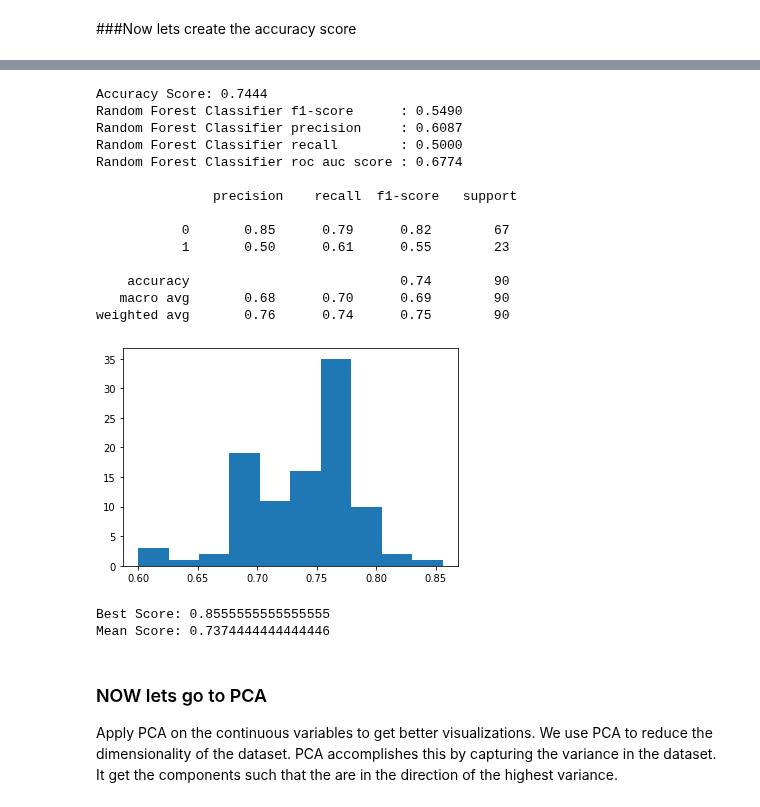
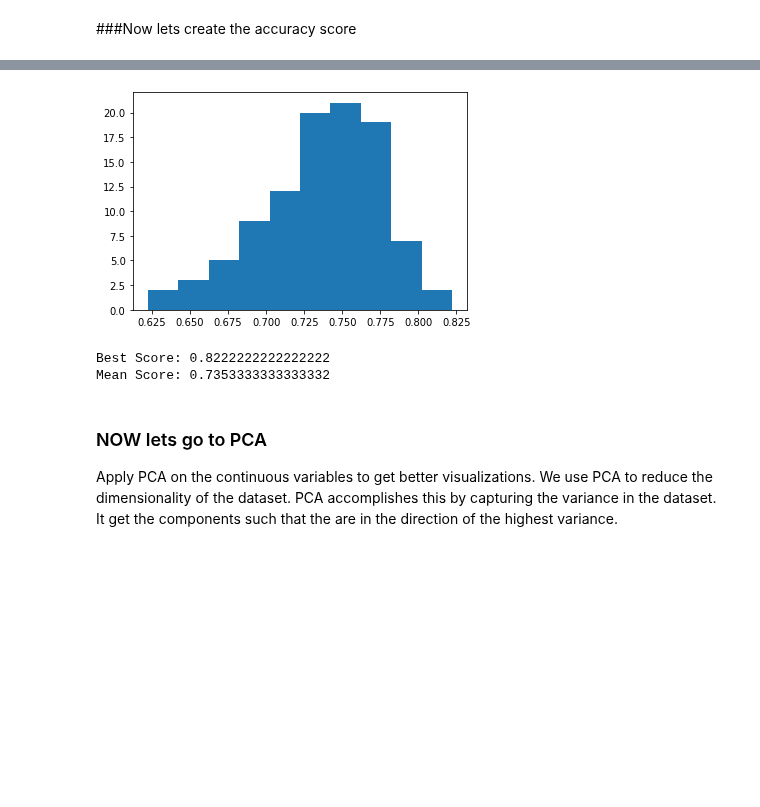
Before and after one commit to spros1/HeartFailureAnalysis, a Jupyter notebook: ExcerA_Heart_Failure.ipynb, the cells around one changed output, grey strips where cells are left out. Cells and saved outputs as stored; diff of their text form; code cells hidden in the pictures; blank space fills up the shorter version.

```diff
--- a/ExcerA_Heart_Failure.ipynb
+++ b/ExcerA_Heart_Failure.ipynb
@@ -260,17 +264,26 @@ plt.show()
 # %%
-# Now find accuracy
-inp_data = df_without_time.drop(columns='Death_Event')
-out_data = df_without_time[['Death_Event']]
+def result(clf, inp1 ,out1 ):
 
-# split to 70 - 30 % as the paper
-X_train, X_test, y_train, y_test = train_test_split(inp_data, out_data, test_size=0.3, random_state=0)
+## split to 70 - 30 % as the paper
+    X_train, X_test, y_train, y_test = train_test_split(inp1, out1, test_size=0.3, random_state=0)
 
 ## Applying Transformer
-sc=StandardScaler()
-X_train = sc.fit_transform(X_train)
-X_test = sc.fit_transform(X_test)
+    sc      = StandardScaler()
+    X_train = sc.fit_transform(X_train)
+    X_test  = sc.fit_transform(X_test)
 
-print("X_train Shape : ", X_train.shape)
-print("X_test Shape  : ", X_test.shape)
-print("y_train Shape : ", y_train.shape)
-print("y_test Shape  : ", y_test.shape)
+    print("-> Number of split train and test : \n")
+    print("  X_train Shape : ", X_train.shape)
+    print("  X_test Shape  : ", X_test.shape)
+    print("  y_train Shape : ", y_train.shape)
+    print("  y_test Shape  : ", y_test.shape , "\n")
+
+## Fit and predict values
+    clf.fit(X_train, y_train)
+    y_pred = clf.predict(X_test)
+
+## Print Scores
+    print('->Final print scores :\n')
+    print('  Accuracy Score: {:.4f}'.format(accuracy_score(y_test, y_pred)))
+    print("  Random Forest Classifier roc auc score : {:.4f}".format(roc_auc_score(y_test,y_pred)))
+    print("\n",classification_report(y_pred, y_test))
@@ -293,5 +315,6 @@ def result(clf):
 # %%
-def sample_result( n_estimators = 100, max_features ='auto', max_depth = None, min_samples_split=11 ):
+## Create funtion to find best and mean accuracy over 100 loops
+def best_mean_result( n_estimators = 100, max_features ='auto', max_depth = None, min_samples_split=11 ):
 
     scores = []
     for i in range(0,100): # 100 samples
@@ -301,6 +324,7 @@ def sample_result( n_estimators = 100, max_features ='auto', max_depth = None, m
                                      max_features      = max_features,
                                      max_depth         = max_depth,
                                      min_samples_split = min_samples_split)
+
         sc      = StandardScaler()
         X_train = sc.fit_transform(X_train)
         X_test  = sc.fit_transform(X_test)
@@ -310,28 +334,12 @@ def sample_result( n_estimators = 100, max_features ='auto', max_depth = None, m
     plt.hist(scores)
     plt.show()
     print("Best Score: {}\nMean Score: {}".format(np.max(scores), np.mean(scores)))
-# %%
-clf = RandomForestClassifier(random_state=0)
-result(clf)
-sample_result()
-# %% [output]
-Accuracy Score: 0.7444
-Random Forest Classifier f1-score      : 0.5490
-Random Forest Classifier precision     : 0.6087
-Random Forest Classifier recall        : 0.5000
-Random Forest Classifier roc auc score : 0.6774
-
-               precision    recall  f1-score   support
-
-           0       0.85      0.79      0.82        67
-           1       0.50      0.61      0.55        23
-
-    accuracy                           0.74        90
-   macro avg       0.68      0.70      0.69        90
-weighted avg       0.76      0.74      0.75        90
-[figure, removed]
-Best Score: 0.8555555555555555
-Mean Score: 0.7374444444444446
+# %%
+best_mean_result()
+# %% [output]
+[figure, added]
+Best Score: 0.8222222222222222
+Mean Score: 0.7353333333333332
 # %% [markdown]
 ### NOW lets go to PCA
 Apply PCA on the continuous variables to get better visualizations. We use PCA to reduce the dimensionality of the dataset. PCA accomplishes this by capturing the variance in the dataset. It get the components such that the are in the direction of the highest variance.
```
Also changed, not shown: parts of 4 cells of this notebook.
